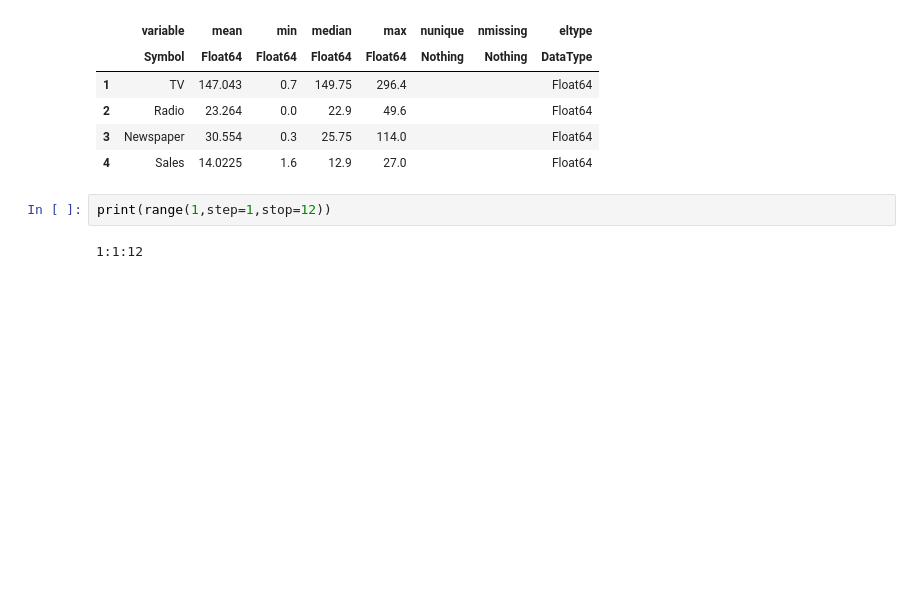
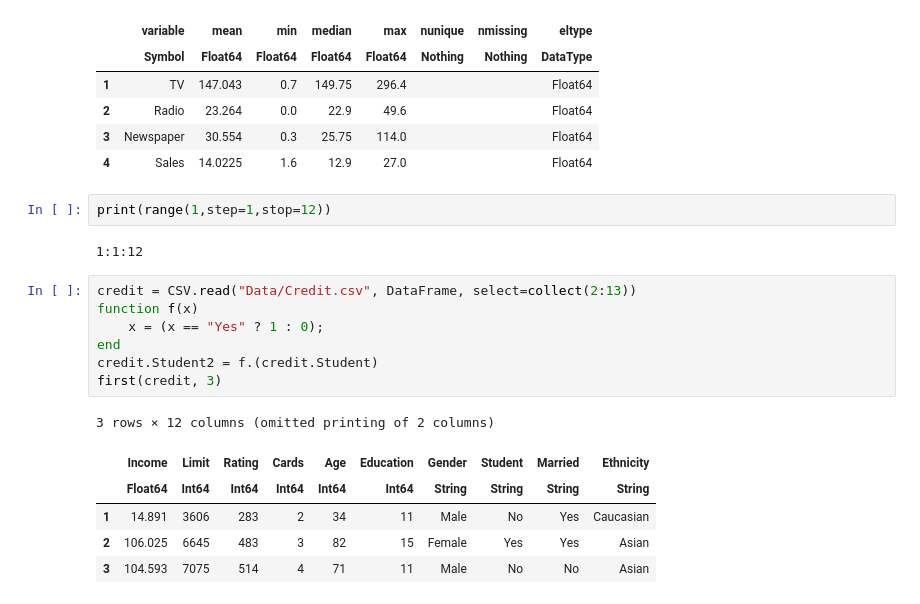
Before and after one commit to kanishka-006/ISLR-Julia, a Jupyter notebook: Notebooks/Chapter 3.ipynb, the cells around one changed output. Cells and saved outputs as stored; diff of their text form; blank space fills up the shorter version.

```diff
--- a/Notebooks/Chapter 3.ipynb
+++ b/Notebooks/Chapter 3.ipynb
@@ -18,3 +30,17 @@ describe(advertising)
 print(range(1,step=1,stop=12))
 # %% [output]
 1:1:12
+# %%
+credit = CSV.read("Data/Credit.csv", DataFrame, select=collect(2:13))
+function f(x)
+    x = (x == "Yes" ? 1 : 0);
+end
+credit.Student2 = f.(credit.Student)
+first(credit, 3)
+# %% [output]
+3 rows × 12 columns (omitted printing of 2 columns)
+|  | Income | Limit | Rating | Cards | Age | Education | Gender | Student | Married | Ethnicity |
+|  | Float64 | Int64 | Int64 | Int64 | Int64 | Int64 | String | String | String | String |
+| 1 | 14.891 | 3606 | 283 | 2 | 34 | 11 | Male | No | Yes | Caucasian |
+| 2 | 106.025 | 6645 | 483 | 3 | 82 | 15 | Female | Yes | Yes | Asian |
+| 3 | 104.593 | 7075 | 514 | 4 | 71 | 11 | Male | No | No | Asian |
```
Also changed, not shown: parts of 35 cells of this notebook.
